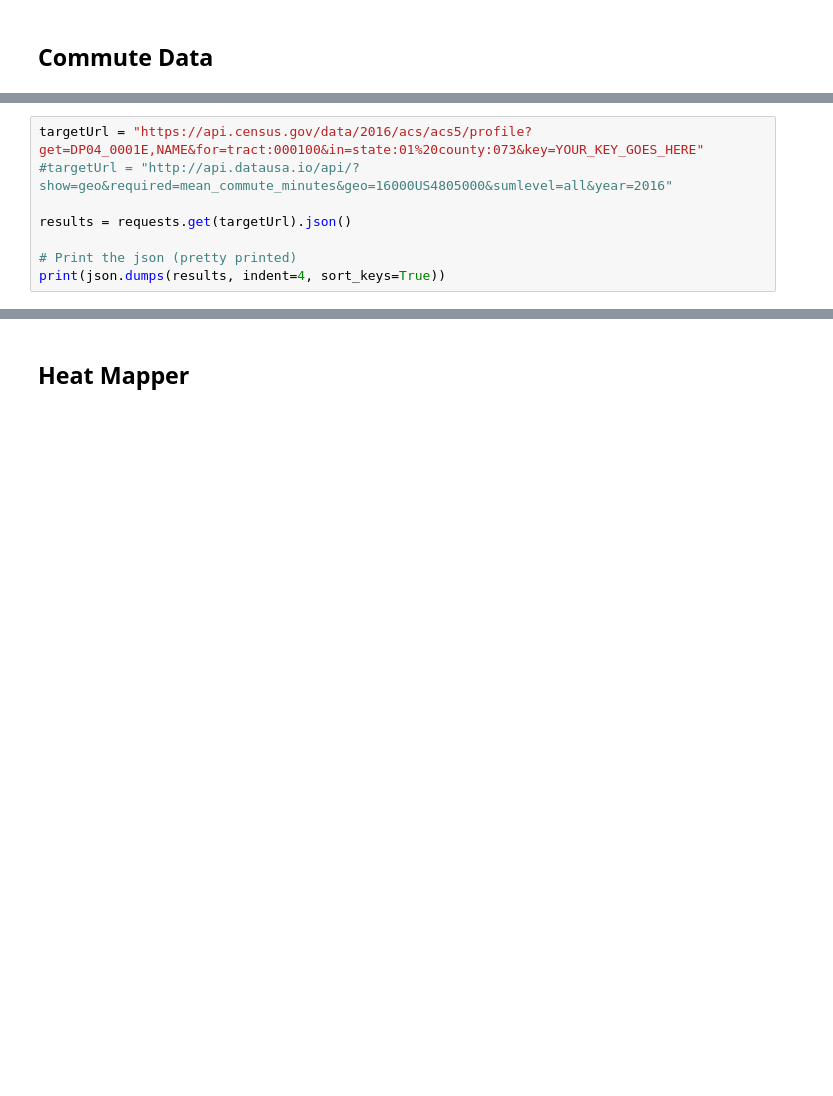
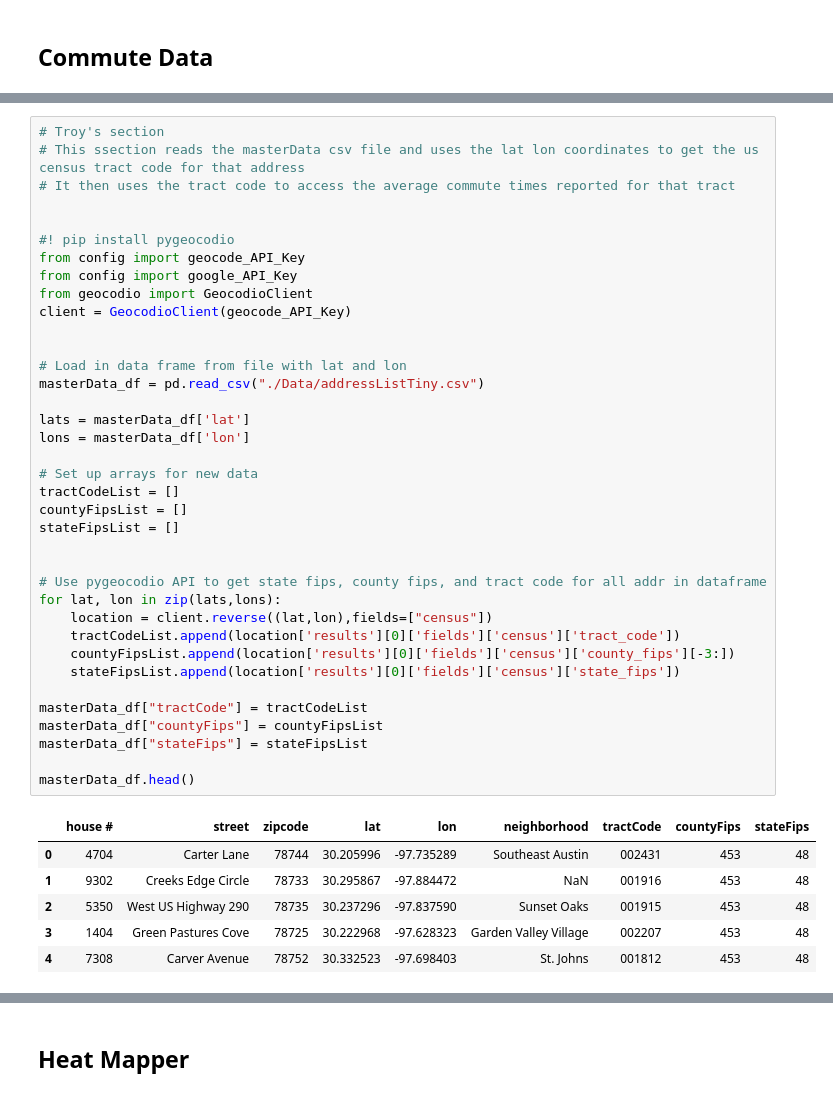
Before and after one commit to vlarie/EPIC_team5, a Jupyter notebook: EPICdata.ipynb, the cells around one changed output, grey strips where cells are left out. Saved outputs shown, nothing was run; the diff lists cells and outputs as text; blank space fills up the shorter version.

```diff
--- a/EPICdata.ipynb
+++ b/EPICdata.ipynb
@@ -597,8 +517,44 @@ location
-# %%
-targetUrl = "https://api.census.gov/data/2016/acs/acs5/profile?get=DP04_0001E,NAME&for=tract:000100&in=state:01%20county:073&key=YOUR_KEY_GOES_HERE"
-#targetUrl = "http://api.datausa.io/api/?show=geo&required=mean_commute_minutes&geo=16000US4805000&sumlevel=all&year=2016"
-
-results = requests.get(targetUrl).json()
-
-# Print the json (pretty printed)
-print(json.dumps(results, indent=4, sort_keys=True))
+# %%
+# Troy's section
+# This ssection reads the masterData csv file and uses the lat lon coordinates to get the us census tract code for that address
+# It then uses the tract code to access the average commute times reported for that tract
+
+
+#! pip install pygeocodio
+from config import geocode_API_Key
+from config import google_API_Key
+from geocodio import GeocodioClient
+client = GeocodioClient(geocode_API_Key)
+
+
+# Load in data frame from file with lat and lon
+masterData_df = pd.read_csv("./Data/addressListTiny.csv")
+
+lats = masterData_df['lat']
+lons = masterData_df['lon']
+
+# Set up arrays for new data
+tractCodeList = []
+countyFipsList = []
+stateFipsList = []
+
+
+# Use pygeocodio API to get state fips, county fips, and tract code for all addr in dataframe
+for lat, lon in zip(lats,lons):
+    location = client.reverse((lat,lon),fields=["census"])
+    tractCodeList.append(location['results'][0]['fields']['census']['tract_code'])
+    countyFipsList.append(location['results'][0]['fields']['census']['county_fips'][-3:])
+    stateFipsList.append(location['results'][0]['fields']['census']['state_fips'])
+
+masterData_df["tractCode"] = tractCodeList
+masterData_df["countyFips"] = countyFipsList
+masterData_df["stateFips"] = stateFipsList
+
+masterData_df.head()
+# %% [output]
+|  | house # | street | zipcode | lat | lon | neighborhood | tractCode | countyFips | stateFips |
+| 0 | 4704 | Carter Lane | 78744 | 30.205996 | -97.735289 | Southeast Austin | 002431 | 453 | 48 |
+| 1 | 9302 | Creeks Edge Circle | 78733 | 30.295867 | -97.884472 | NaN | 001916 | 453 | 48 |
+| 2 | 5350 | West US Highway 290 | 78735 | 30.237296 | -97.837590 | Sunset Oaks | 001915 | 453 | 48 |
+| 3 | 1404 | Green Pastures Cove | 78725 | 30.222968 | -97.628323 | Garden Valley Village | 002207 | 453 | 48 |
+| 4 | 7308 | Carver Avenue | 78752 | 30.332523 | -97.698403 | St. Johns | 001812 | 453 | 48 |
```
Also changed, not shown: parts of 5 cells of this notebook.
